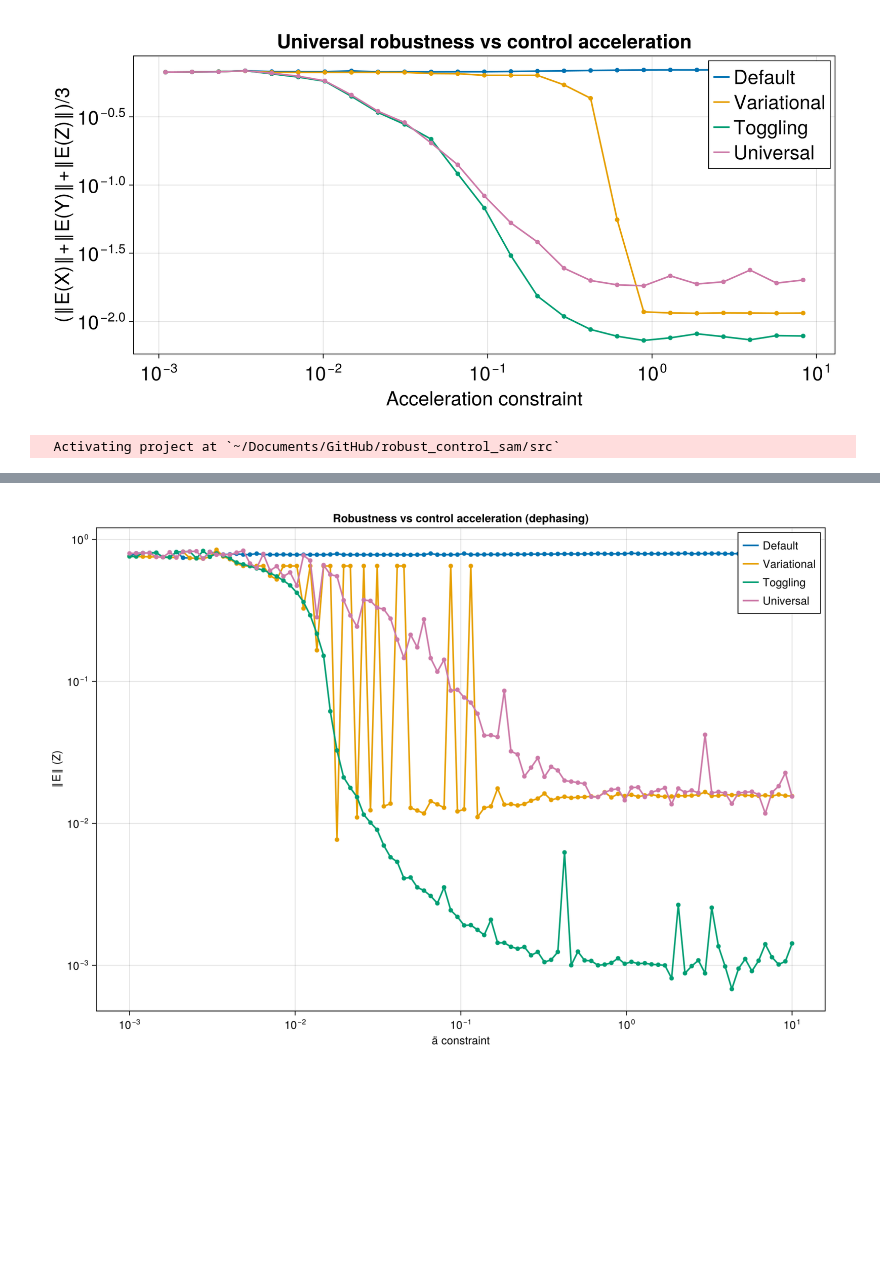
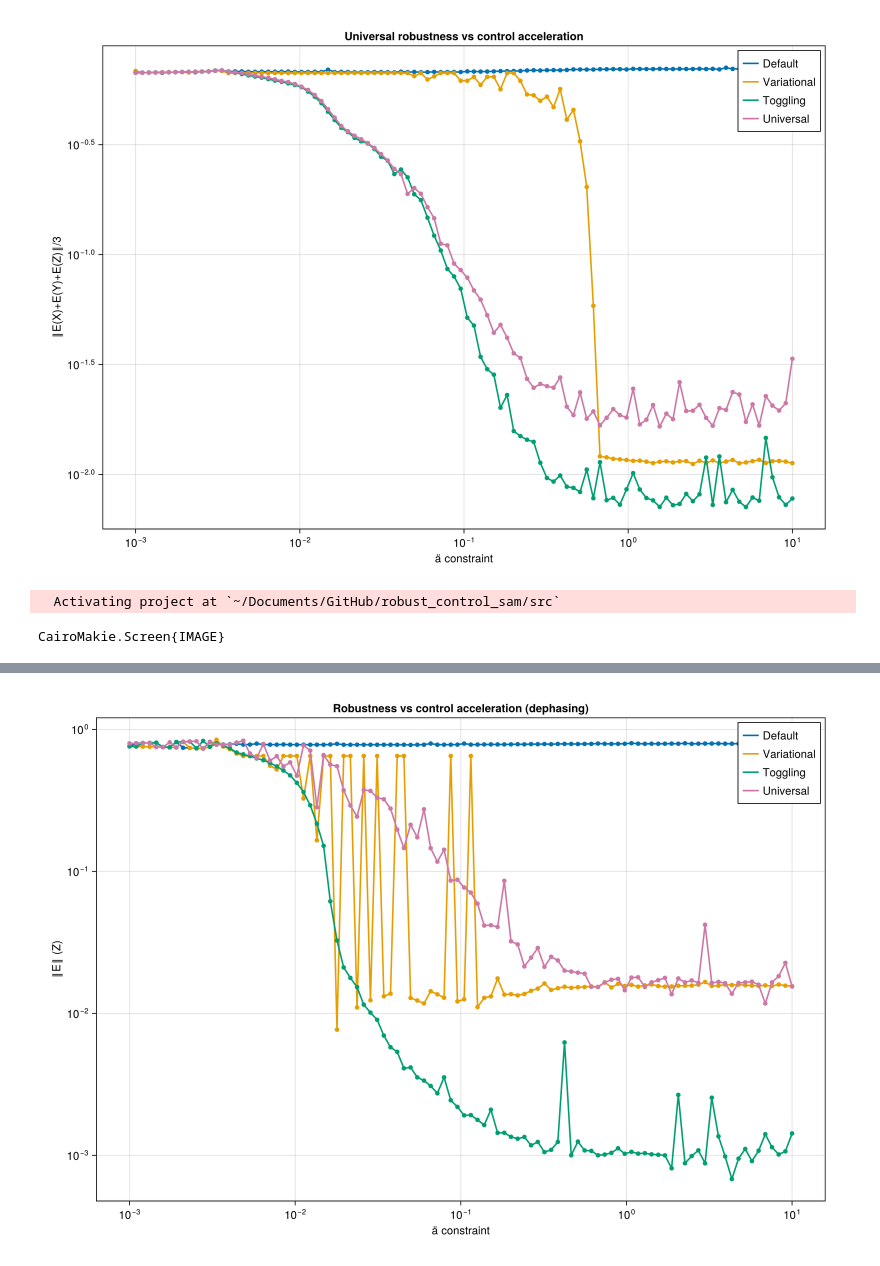
Before and after one commit to Andrew-Kamen/notebooks, a Jupyter notebook: src/plot_seed.ipynb, the cells around one changed output, grey strips where cells are left out. Saved outputs shown, nothing was run; the diff lists cells and outputs as text; code cells hidden in the pictures; blank space fills up the shorter version.

```diff
--- a/src/plot_seed.ipynb
+++ b/src/plot_seed.ipynb
@@ -73,7 +73,7 @@ using CairoMakie
 const CM = CairoMakie
 
 # ---------- Load data ----------
-seed_range = 1:40
+seed_range = 1:25
 dfs = DataFrame[]
 for i in seed_range
     fn = "dda_constraint_uni_data_seed_$(i).csv"
@@ -93,48 +93,40 @@ Y_def = stackcol(:norm_G_def)
 Y_var = stackcol(:norm_G_var)
 Y_add = stackcol(:norm_G_add)
 Y_uni = stackcol(:norm_G_uni)
 
 # ---------- Arithmetic mean across seeds ----------
 mean_def = mean(Y_def; dims=2)[:]
 mean_var = mean(Y_var; dims=2)[:]
 mean_add = mean(Y_add; dims=2)[:]
 mean_uni = mean(Y_uni; dims=2)[:]
 
 # ---------- Plot ----------
 colors = Makie.wong_colors()
 labels = ["Default", "Variational", "Toggling", "Universal"]
 
-fig = CM.Figure(size = (1000, 500))
+fig = CM.Figure(size = (1000, 700))
 ax  = CM.Axis(fig[1, 1];
-    xlabel = "Acceleration constraint",
-    ylabel = "(‖E(X)‖+‖E(Y)‖+‖E(Z)‖)/3",
+    xlabel = "ä constraint",
+    ylabel = "‖E(X)+E(Y)+E(Z)‖/3",
     xscale = log10,
     yscale = log10,
     title  = "Universal robustness vs control acceleration",
-    xlabelsize = 24,
-    ylabelsize = 24,
-    titlesize = 24,
-    xticklabelsize = 24,
-    yticklabelsize = 24,
 )
 
-# Plot only every 2nd point (1, 3, 5, ...)
-const IDX = 2:4:length(x)
-
 function draw!(y, color, label)
-    CM.lines!(ax, x[IDX], y[IDX]; color=color, linewidth=2, label=label)
-    CM.scatter!(ax, x[IDX], y[IDX]; color=color, marker=:circle, markersize=8)
+    CM.lines!(ax, x, y; color=color, linewidth=2, label=label)
+    CM.scatter!(ax, x, y; color=color, marker=:circle, markersize=8)
 end
 
 draw!(mean_def, colors[1], labels[1])
 draw!(mean_var, colors[2], labels[2])
 draw!(mean_add, colors[3], labels[3])
 draw!(mean_uni, colors[4], labels[4])
 
-CM.axislegend(ax; position=:rt, labelsize=24)
-
+CM.axislegend(ax; position=:rt)
 display(fig)
-save("dda_constraint_uni_paper.png", fig; px_per_unit=2)
+# save("dda_constraint_dephasing_z_means_linear.png", fig; px_per_unit=2)
 # %% [output]
-[figure, old version]
+[figure, new version]
   Activating project at `~/Documents/GitHub/robust_control_sam/src`
+CairoMakie.Screen{IMAGE}
```
Also changed, not shown: parts of 6 cells of this notebook, 55 other files.
